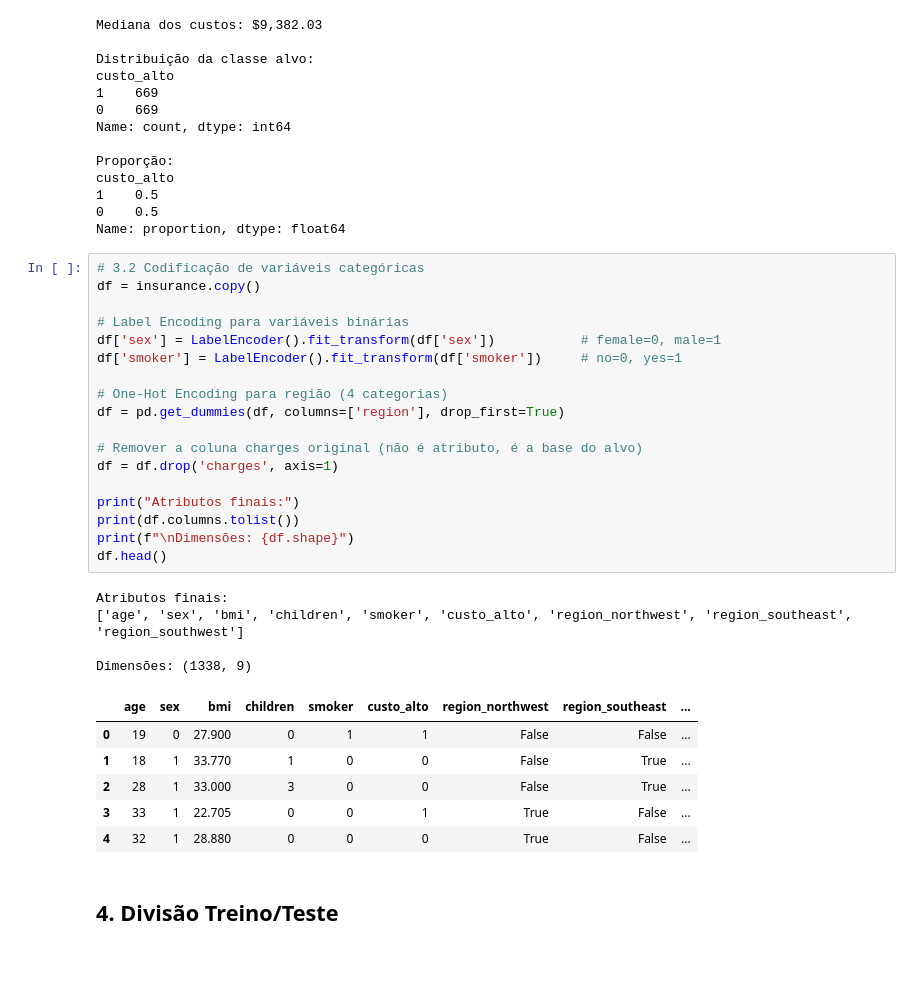
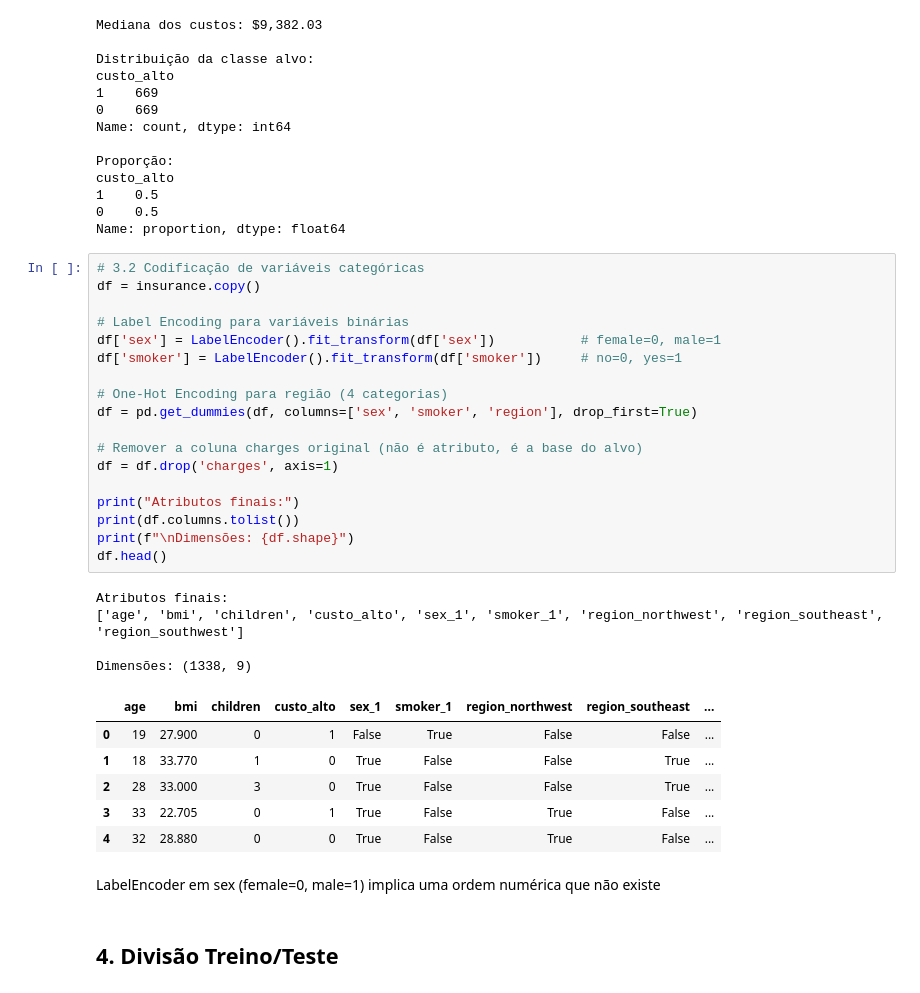
Before and after one commit to iantoniolo/ml-decision-tree-insurance, a Jupyter notebook: main.ipynb, the cells around one changed output. Cells and saved outputs as stored; diff of their text form; blank space fills up the shorter version.

```diff
--- a/main.ipynb
+++ b/main.ipynb
@@ -133,32 +199,34 @@ Name: proportion, dtype: float64
 # %%
 # 3.2 Codificação de variáveis categóricas
 df = insurance.copy()
 
 # Label Encoding para variáveis binárias
 df['sex'] = LabelEncoder().fit_transform(df['sex'])           # female=0, male=1
 df['smoker'] = LabelEncoder().fit_transform(df['smoker'])     # no=0, yes=1
 
 # One-Hot Encoding para região (4 categorias)
-df = pd.get_dummies(df, columns=['region'], drop_first=True)
+df = pd.get_dummies(df, columns=['sex', 'smoker', 'region'], drop_first=True)
 
 # Remover a coluna charges original (não é atributo, é a base do alvo)
 df = df.drop('charges', axis=1)
 
 print("Atributos finais:")
 print(df.columns.tolist())
 print(f"\nDimensões: {df.shape}")
 df.head()
 # %% [output]
 Atributos finais:
-['age', 'sex', 'bmi', 'children', 'smoker', 'custo_alto', 'region_northwest', 'region_southeast', 'region_southwest']
+['age', 'bmi', 'children', 'custo_alto', 'sex_1', 'smoker_1', 'region_northwest', 'region_southeast', 'region_southwest']
 
 Dimensões: (1338, 9)
-|  | age | sex | bmi | children | smoker | custo_alto | region_northwest | region_southeast | ... |
-| 0 | 19 | 0 | 27.900 | 0 | 1 | 1 | False | False | ... |
-| 1 | 18 | 1 | 33.770 | 1 | 0 | 0 | False | True | ... |
-| 2 | 28 | 1 | 33.000 | 3 | 0 | 0 | False | True | ... |
-| 3 | 33 | 1 | 22.705 | 0 | 0 | 1 | True | False | ... |
-| 4 | 32 | 1 | 28.880 | 0 | 0 | 0 | True | False | ... |
+|  | age | bmi | children | custo_alto | sex_1 | smoker_1 | region_northwest | region_southeast | ... |
+| 0 | 19 | 27.900 | 0 | 1 | False | True | False | False | ... |
+| 1 | 18 | 33.770 | 1 | 0 | True | False | False | True | ... |
+| 2 | 28 | 33.000 | 3 | 0 | True | False | False | True | ... |
+| 3 | 33 | 22.705 | 0 | 1 | True | False | True | False | ... |
+| 4 | 32 | 28.880 | 0 | 0 | True | False | True | False | ... |
+# %% [markdown]
+LabelEncoder em sex (female=0, male=1) implica uma ordem numérica que não existe
 # %% [markdown]
 ## 4. Divisão Treino/Teste
 # %%
```
Also changed, not shown: parts of 18 cells of this notebook, 6 other files.
